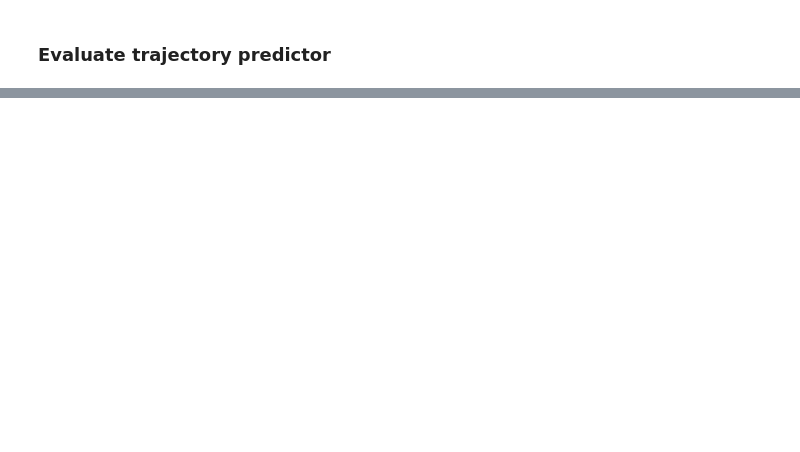
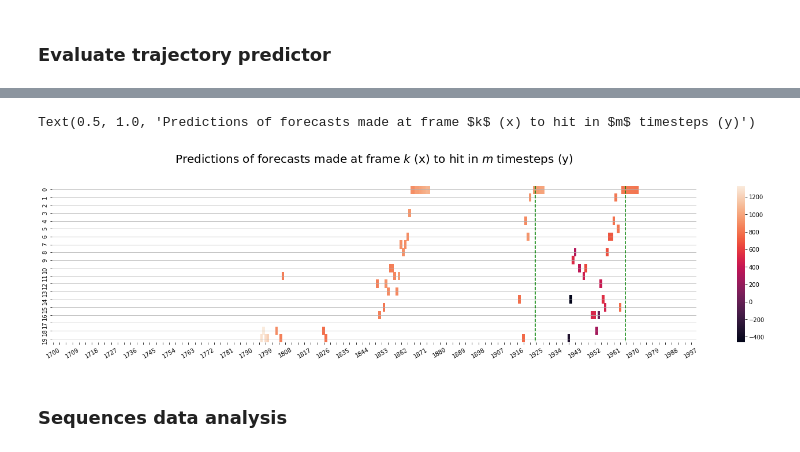
Before and after one commit to regevti/Pogona_Pursuit, a Jupyter notebook: Arena/predictor.ipynb, the cells around one changed output, grey strips where cells are left out. Saved outputs shown, nothing was run; the diff lists cells and outputs as text; code cells hidden in the pictures; blank space fills up the shorter version.

```diff
--- a/Arena/predictor.ipynb
+++ b/Arena/predictor.ipynb
@@ -321,0 +789,6 @@ det.
+# %%
+forecast_preds = get_hit_preds_forecasts(forecasts_list=forecasts,
+                                    hit_pred=hit_predictor,
+                                    y_thresh=y_thrsh,
+                                    preds_forecasts=False,
+                                    return_mean=False)
@@ -321,0 +816,12 @@ det.
+# %%
+fig, ax2 = plt.subplots(1,1,figsize=(25,5))
+plot_preds_and_truth(forecast_preds,
+                     all_df.loc[trial_data],
+                     ax2,
+                     start=start,
+                     end=end)
+plt.grid(axis='y')
+plt.title("Predictions of forecasts made at frame $k$ (x) to hit in $m$ timesteps (y)", fontsize=fs, pad=pad)
+# %% [output]
+Text(0.5, 1.0, 'Predictions of forecasts made at frame $k$ (x) to hit in $m$ timesteps (y)')
+[figure, added]
@@ -321,0 +863,2 @@ det.
+# %% [markdown]
+### Sequences data analysis
```
Also changed, not shown: parts of 155 cells of this notebook, 12 other files.
